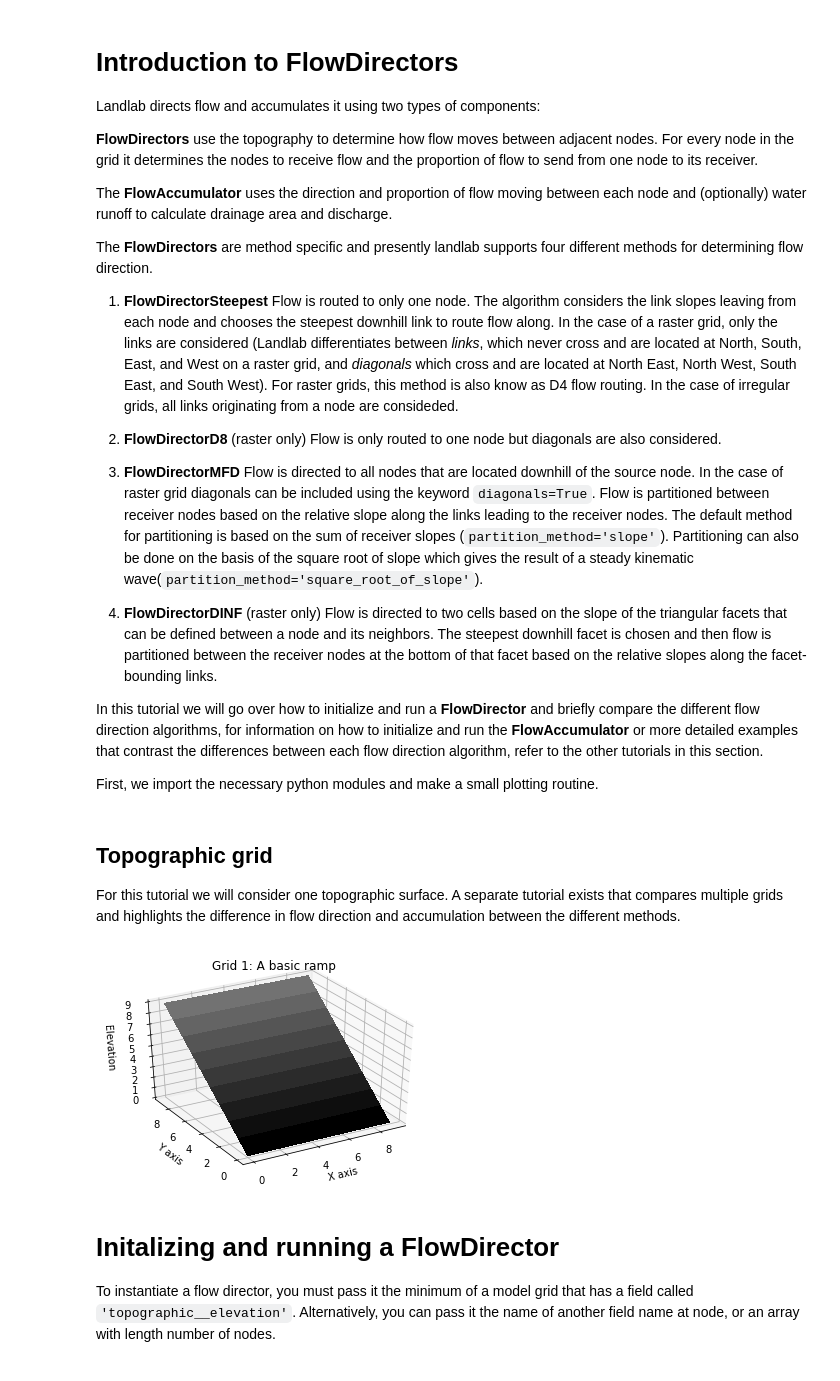
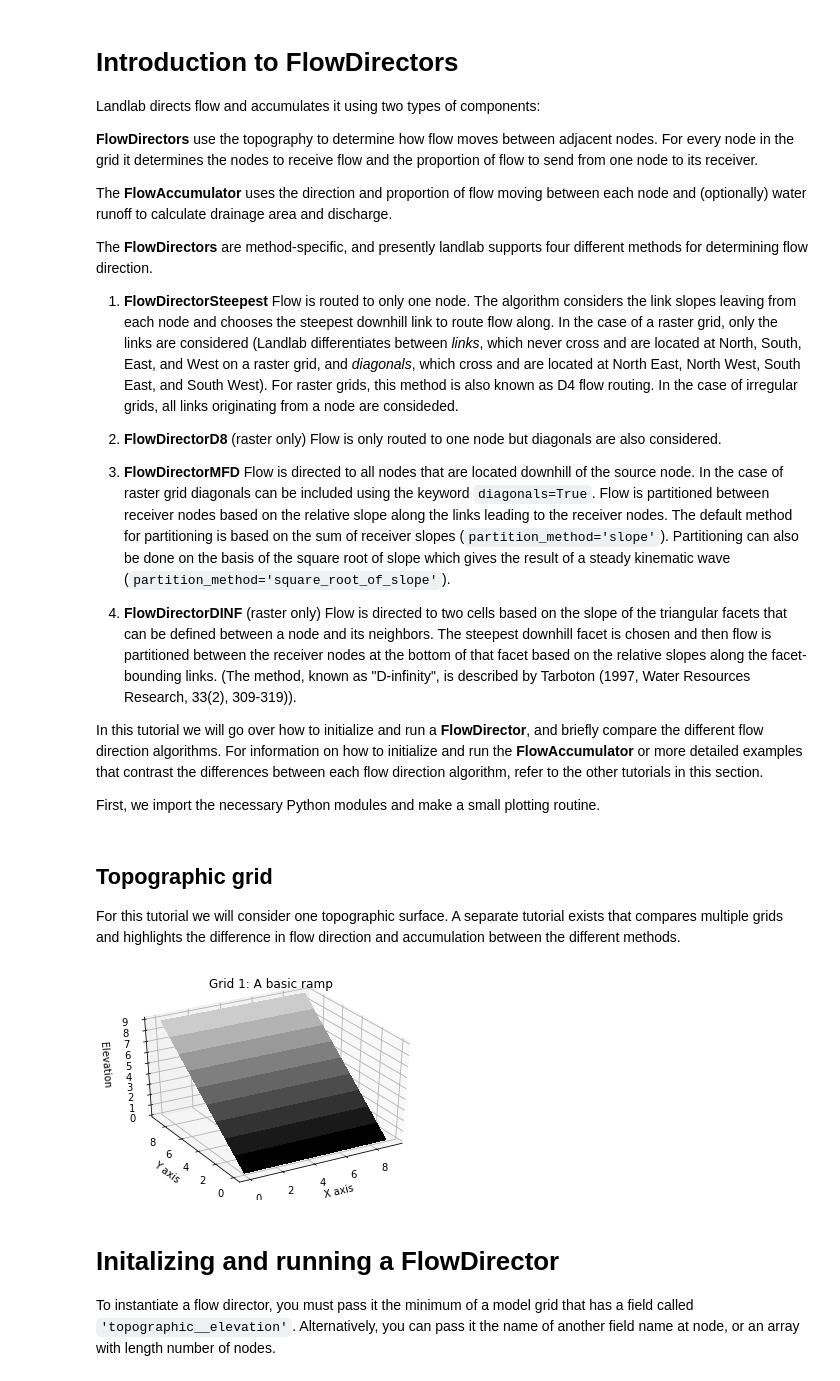
Before and after one commit to landlab/tutorials, a Jupyter notebook: flow_direction_and_accumulation/the_FlowDirectors.ipynb, the cells around one changed output. Drawn from its saved outputs; the diff is of its cells as text; code cells hidden in the pictures.

Commit message:
minor edits to the_FlowDirectors ttl

````diff
--- a/flow_direction_and_accumulation/the_FlowDirectors.ipynb
+++ b/flow_direction_and_accumulation/the_FlowDirectors.ipynb
@@ -7,19 +7,19 @@ Landlab directs flow and accumulates it using two types of components:
 
 The **FlowAccumulator** uses the direction and proportion of flow moving between each node and (optionally) water runoff to calculate drainage area and discharge.
 
-The **FlowDirectors** are method specific and presently landlab supports four different methods for determining flow direction.
+The **FlowDirectors** are method-specific, and presently landlab supports four different methods for determining flow direction.
 
-1. **FlowDirectorSteepest** Flow is routed to only one node. The algorithm considers the link slopes leaving from each node and chooses the steepest downhill link to route flow along. In the case of a raster grid, only the links are considered (Landlab differentiates between *links*, which never cross and are located at North, South, East, and West on a raster grid, and *diagonals* which cross and are located at North East, North West, South East, and South West). For raster grids, this method is also know as D4 flow routing. In the case of irregular grids, all links originating from a node are consideded.
+1. **FlowDirectorSteepest** Flow is routed to only one node. The algorithm considers the link slopes leaving from each node and chooses the steepest downhill link to route flow along. In the case of a raster grid, only the links are considered (Landlab differentiates between *links*, which never cross and are located at North, South, East, and West on a raster grid, and *diagonals*, which cross and are located at North East, North West, South East, and South West). For raster grids, this method is also known as D4 flow routing. In the case of irregular grids, all links originating from a node are consideded.
 
 2. **FlowDirectorD8** (raster only) Flow is only routed to one node but diagonals are also considered.
 
-3. **FlowDirectorMFD** Flow is directed to all nodes that are located downhill of the source node. In the case of raster grid diagonals can be included using the keyword ```diagonals=True```. Flow is partitioned between receiver nodes based on the relative slope along the links leading to the receiver nodes. The default method for partitioning is based on the sum of receiver slopes (```partition_method='slope'```). Partitioning can also be done on the basis of the square root of slope which gives the result of a steady kinematic wave(```partition_method='square_root_of_slope'```).
+3. **FlowDirectorMFD** Flow is directed to all nodes that are located downhill of the source node. In the case of raster grid diagonals can be included using the keyword ```diagonals=True```. Flow is partitioned between receiver nodes based on the relative slope along the links leading to the receiver nodes. The default method for partitioning is based on the sum of receiver slopes (```partition_method='slope'```). Partitioning can also be done on the basis of the square root of slope which gives the result of a steady kinematic wave (```partition_method='square_root_of_slope'```).
 
-4. **FlowDirectorDINF** (raster only) Flow is directed to two cells based on the slope of the triangular facets that can be defined between a node and its neighbors. The steepest downhill facet is chosen and then flow is partitioned between the receiver nodes at the bottom of that facet based on the relative slopes along the facet-bounding links.
+4. **FlowDirectorDINF** (raster only) Flow is directed to two cells based on the slope of the triangular facets that can be defined between a node and its neighbors. The steepest downhill facet is chosen and then flow is partitioned between the receiver nodes at the bottom of that facet based on the relative slopes along the facet-bounding links. (The method, known as "D-infinity", is described by Tarboton (1997, Water Resources Research, 33(2), 309-319)).
 
-In this tutorial we will go over how to initialize and run a **FlowDirector** and briefly compare the different flow direction algorithms, for information on how to initialize and run the **FlowAccumulator** or more detailed examples that contrast the differences between each flow direction algorithm, refer to the other tutorials in this section.
+In this tutorial we will go over how to initialize and run a **FlowDirector**, and briefly compare the different flow direction algorithms. For information on how to initialize and run the **FlowAccumulator** or more detailed examples that contrast the differences between each flow direction algorithm, refer to the other tutorials in this section.
 
-First, we import the necessary python modules and make a small plotting routine.
+First, we import the necessary Python modules and make a small plotting routine.
 # %%
 %matplotlib inline
 # %%
@@ -52,7 +52,7 @@ def surf_plot(mg, surface='topographic__elevation', title='Surface plot of topog
     # Plot the surface.
     Z = mg.at_node[surface].reshape(mg.shape)
     color = cm.gray((Z-Z.min())/(Z.max()-Z.min()))
-    surf = ax.plot_surface(mg.node_x.reshape(mg.shape), mg.node_y.reshape(mg.shape),
+    surf = ax.plot_surface(mg.x_of_node.reshape(mg.shape), mg.y_of_node.reshape(mg.shape),
                            Z,
                            rstride=1, cstride=1,
                            facecolors=color,
@@ -71,11 +71,11 @@ For this tutorial we will consider one topographic surface. A separate tutorial
 # %%
 mg1 = RasterModelGrid((10,10), spacing=(1, 1))
 _ = mg1.add_field('topographic__elevation',
-                  mg1.node_y,
+                  mg1.y_of_node,
                   at = 'node')
 surf_plot(mg1, title='Grid 1: A basic ramp')
 # %% [output]
-[figure, old version]
+[figure, new version]
 # %% [markdown]
 # Initalizing and running a FlowDirector
 
````
Also changed, not shown: parts of 6 cells of this notebook.
